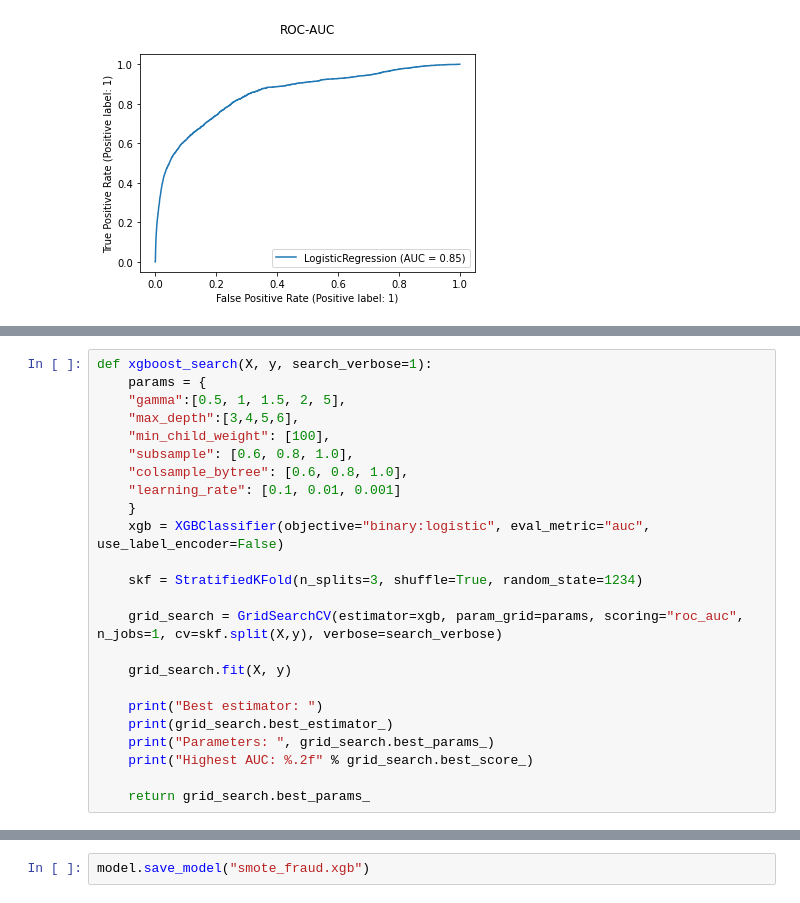
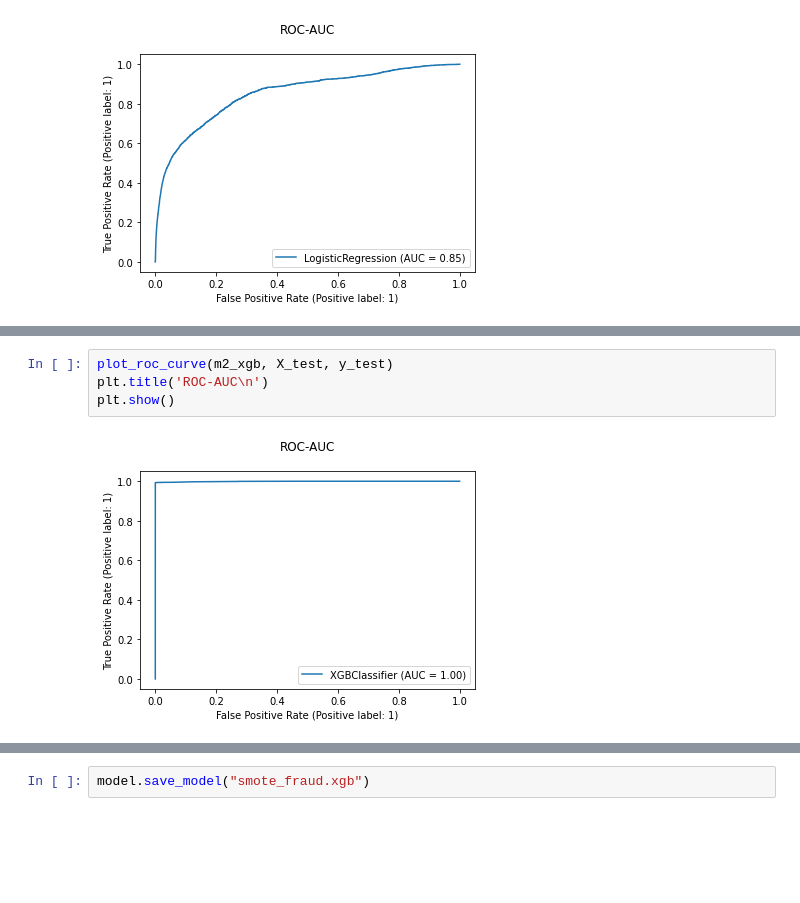
Before and after one commit to mirelaverebceanu/Transaction-Fraud-Detection, a Jupyter notebook: SyntheticDataAnalysis.ipynb, the cells around one changed output, grey strips where cells are left out. Cells and saved outputs as stored; diff of their text form; blank space fills up the shorter version.

```diff
--- a/SyntheticDataAnalysis.ipynb
+++ b/SyntheticDataAnalysis.ipynb
@@ -309,24 +305,0 @@ from sklearn.model_selection import GridSearchCV, StratifiedKFold
-# %%
-def xgboost_search(X, y, search_verbose=1):
-    params = {
-    "gamma":[0.5, 1, 1.5, 2, 5],
-    "max_depth":[3,4,5,6],
-    "min_child_weight": [100],
-    "subsample": [0.6, 0.8, 1.0],
-    "colsample_bytree": [0.6, 0.8, 1.0],
-    "learning_rate": [0.1, 0.01, 0.001]
-    }
-    xgb = XGBClassifier(objective="binary:logistic", eval_metric="auc", use_label_encoder=False)
-
-    skf = StratifiedKFold(n_splits=3, shuffle=True, random_state=1234)
-
-    grid_search = GridSearchCV(estimator=xgb, param_grid=params, scoring="roc_auc", n_jobs=1, cv=skf.split(X,y), verbose=search_verbose)
-
-    grid_search.fit(X, y)
-
-    print("Best estimator: ")
-    print(grid_search.best_estimator_)
-    print("Parameters: ", grid_search.best_params_)
-    print("Highest AUC: %.2f" % grid_search.best_score_)
-
-    return grid_search.best_params_
@@ -383,3 +368,9 @@ plt.show()
+# %%
+plot_roc_curve(m2_xgb, X_test, y_test)
+plt.title('ROC-AUC\n')
+plt.show()
+# %% [output]
+[figure, added]
 # %%
 t_opt_idx = np.argmax(tp_r - fp_r)
 t_opt = t[t_opt_idx]
```
Also changed, not shown: parts of 17 cells of this notebook, 1 other file.
